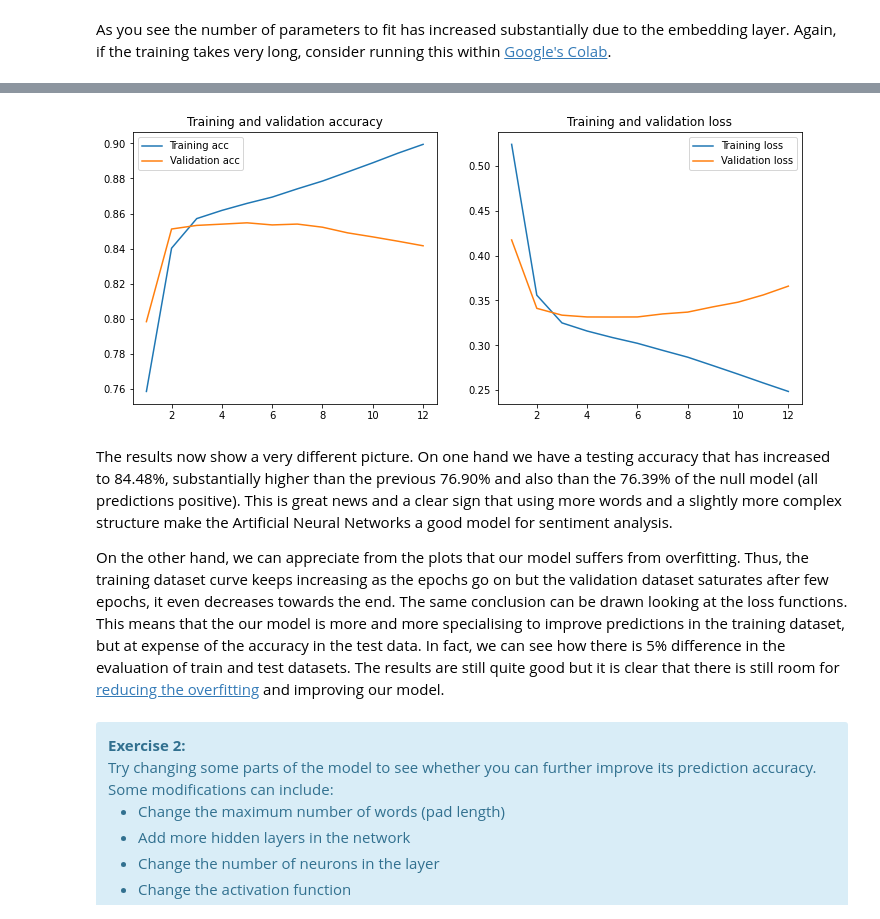
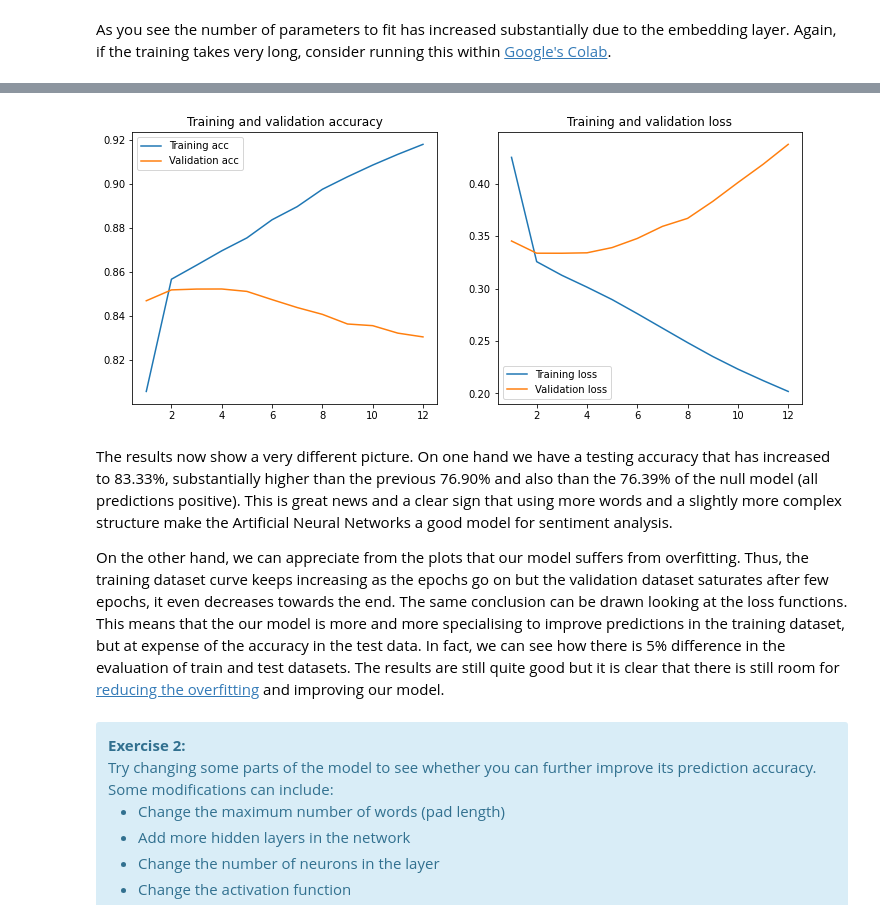
Before and after one commit to mariogutierrezroig/Teaching-Notebooks, a Jupyter notebook: Artificial_Neural_Networks/ANN_sentiment_analysis_amazon_reviews.ipynb, the cells around one changed output, grey strips where cells are left out. Drawn from its saved outputs; the diff is of its cells as text; code cells hidden in the pictures.

```diff
--- a/Artificial_Neural_Networks/ANN_sentiment_analysis_amazon_reviews.ipynb
+++ b/Artificial_Neural_Networks/ANN_sentiment_analysis_amazon_reviews.ipynb
@@ -488,7 +491,7 @@ _________________________________________________________________
 As you see the number of parameters to fit has increased substantially due to the embedding layer. Again, if the training takes very long, consider running this within [Google's Colab](https://colab.research.google.com).
 # %%
 # 2. Training
-history = model.fit(X_train, y_train, epochs=12, verbose=True, validation_split=0.2, batch_size=1000)
+history = model.fit(X_train, y_train, epochs=12, verbose=True, validation_split=0.2, batch_size=500)
 plot_history(history)
 # 3. Evaluation
 loss, accuracy = model.evaluate(X_train, y_train, verbose=False)
@@ -516,6 +519,6 @@ Testing Accuracy:  0.8448
-[figure, old version]
+[figure, new version]
 # %% [markdown]
-The results now show a very different picture. On one hand we have a testing accuracy that has increased to 84.48%, substantially higher than the previous 76.90% and also than the 76.39% of the null model (all predictions positive). This is great news and a clear sign that using more words and a slightly more complex structure make the Artificial Neural Networks a good model for sentiment analysis.
+The results now show a very different picture. On one hand we have a testing accuracy that has increased to 83.33%, substantially higher than the previous 76.90% and also than the 76.39% of the null model (all predictions positive). This is great news and a clear sign that using more words and a slightly more complex structure make the Artificial Neural Networks a good model for sentiment analysis.
 
 On the other hand, we can appreciate from the plots that our model suffers from overfitting. Thus, the training dataset curve keeps increasing as the epochs go on but the validation dataset saturates after few epochs, it even decreases towards the end. The same conclusion can be drawn looking at the loss functions. This means that the our model is more and more specialising to improve predictions in the training dataset, but at expense of the accuracy in the test data. In fact, we can see how there is 5% difference in the evaluation of train and test datasets. The results are still quite good but it is clear that there is still room for [reducing the overfitting](https://www.youtube.com/watch?v=DEMmkFC6IGM) and improving our model.
 # %% [markdown]
```
Also changed, not shown: parts of 5 cells of this notebook, 1 other file.
